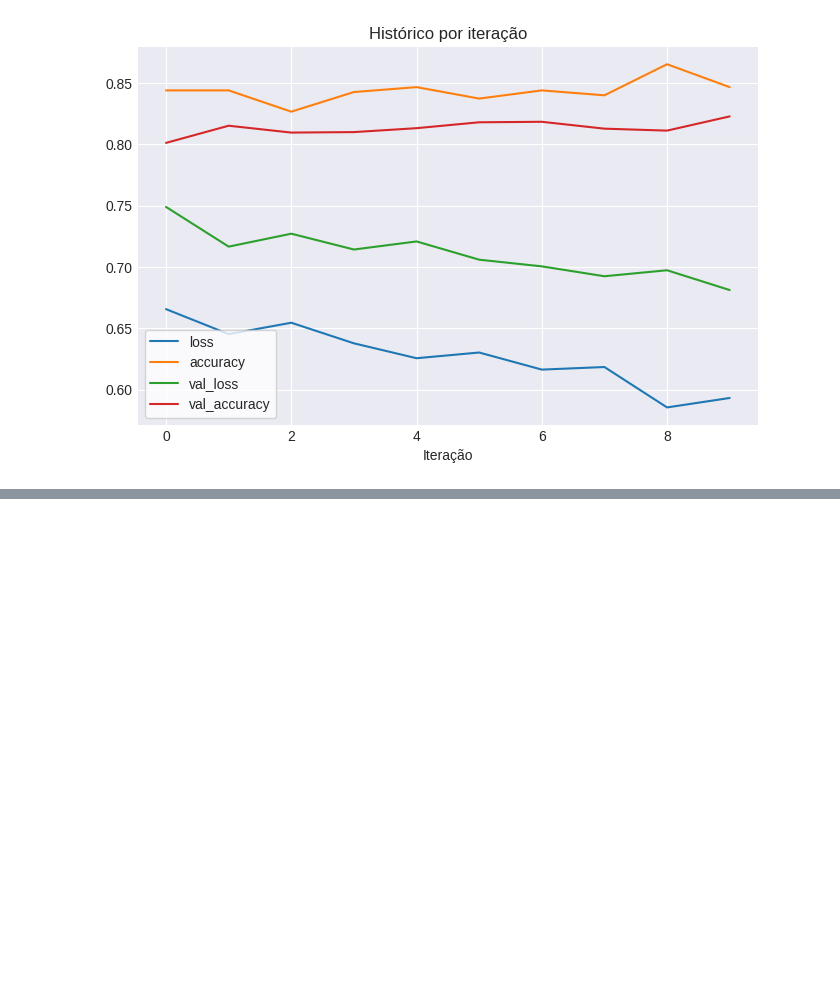
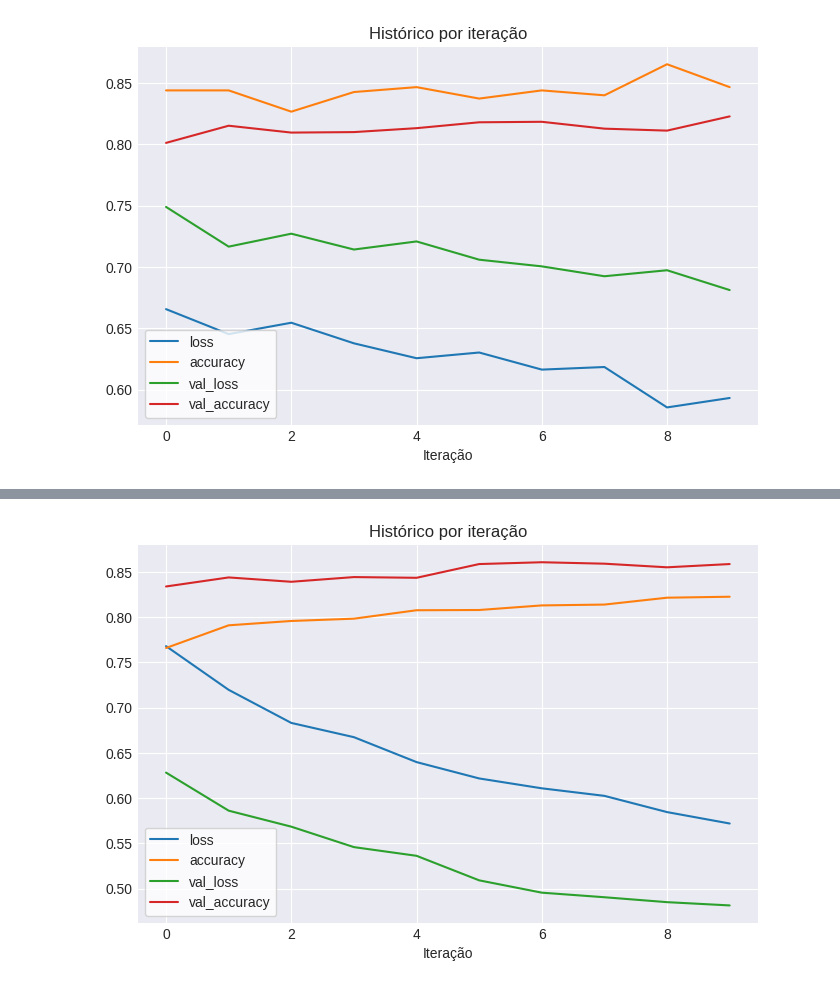
Before and after one commit to flohmannjr/tensorflow_curso, a Jupyter notebook: TensorFlow_TL2_Fine_tuning.ipynb, the cells around one changed output, grey strips where cells are left out. Cells and saved outputs as stored; diff of their text form; code cells hidden in the pictures; blank space fills up the shorter version.

Commit message:
Add Modelo_04

```diff
--- a/TensorFlow_TL2_Fine_tuning.ipynb
+++ b/TensorFlow_TL2_Fine_tuning.ipynb
@@ -468,0 +471,16 @@ grafico_perda_precisao_por_iteracao(historico_03)
+# %%
+modelo_04 = modelo_03
+modelo_04._name = "Modelo_04"
+# %%
+modelo_04.compile(loss=PERDA,
+                  optimizer=Adam(learning_rate=0.0001),
+                  metrics=METRICAS)
+
+historico_04 = modelo_04.fit(dados_treino,
+                             epochs=10,
+                             steps_per_epoch=len(dados_treino),
+                             validation_data=dados_teste,
+                             validation_steps=len(dados_teste),
+                             callbacks=[criar_callback_tensorboard(diretorio='transfer_learning',
+                                                                   experimento='modelo_04_completo_expandido_resintonizado')],
+                             verbose=1)
@@ -468,0 +505,4 @@ grafico_perda_precisao_por_iteracao(historico_03)
+# %%
+grafico_perda_precisao_por_iteracao(historico_04)
+# %% [output]
+[figure, added]
```
Also changed, not shown: parts of 2 cells of this notebook.
